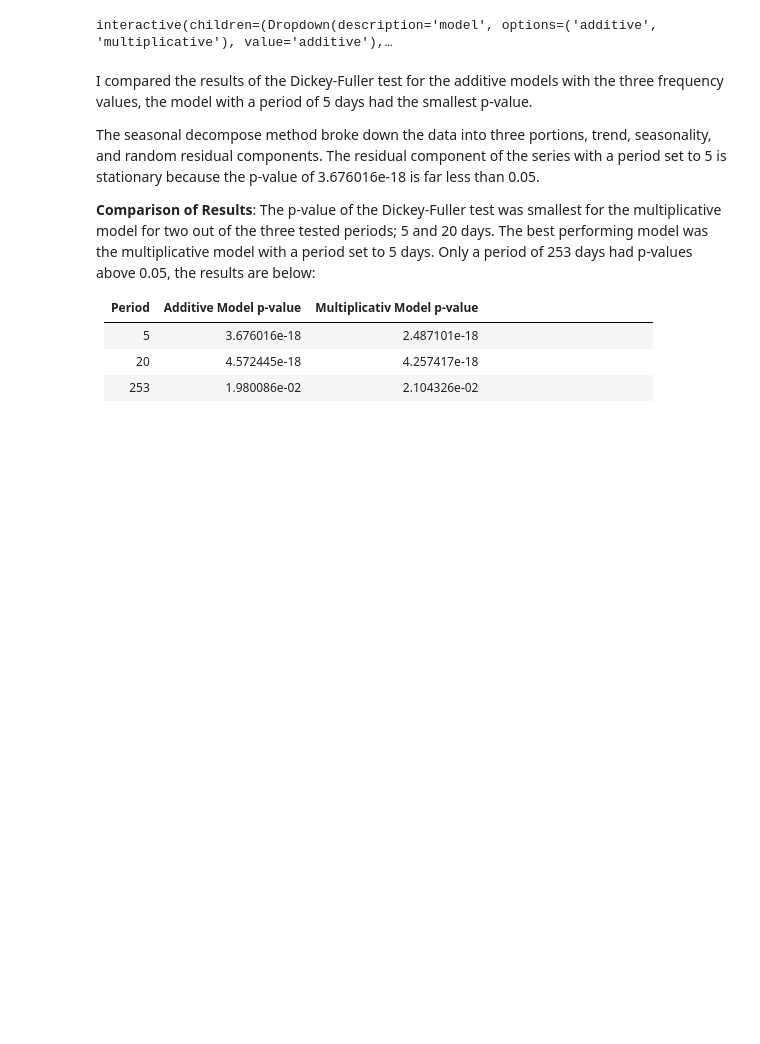
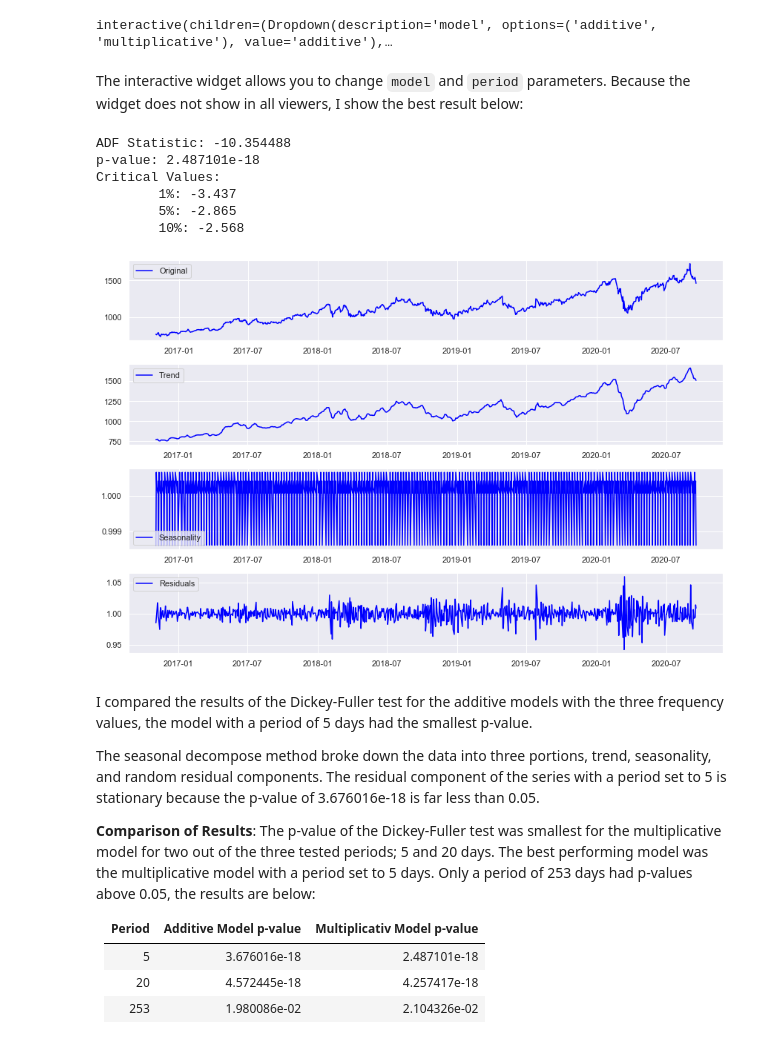
Before and after one commit to OleBo/Stock-Prediction-Models, a Jupyter notebook: misc/AchievingStationarity.ipynb, the cells around one changed output. Saved outputs shown, nothing was run; the diff lists cells and outputs as text; code cells hidden in the pictures; blank space fills up the shorter version.

```diff
--- a/misc/AchievingStationarity.ipynb
+++ b/misc/AchievingStationarity.ipynb
@@ -377,6 +377,18 @@ def g(model, period):
     return (plt.show())
 # %% [output]
 interactive(children=(Dropdown(description='model', options=('additive', 'multiplicative'), value='additive'),…
+# %% [markdown]
+The interactive widget allows you to change `model` and `period` parameters. Because the widget does not show in all viewers, I show the best result below:
+# %%
+g('multiplicative', 5)
+# %% [output]
+ADF Statistic: -10.354488
+p-value: 2.487101e-18
+Critical Values:
+        1%: -3.437
+        5%: -2.865
+        10%: -2.568
+[figure, added]
 # %% [markdown]
 I compared the results of the Dickey-Fuller test for the additive models with the three frequency values, the model with a period of 5 days had the smallest p-value.
 
@@ -384,8 +396,8 @@ The seasonal decompose method broke down the data into three portions, trend, se
 
 **Comparison of Results**: The p-value of the Dickey-Fuller test was smallest for the multiplicative model for two out of the three tested periods; 5 and 20 days. The best performing model was the multiplicative model with a period set to 5 days. Only a period of 253 days had p-values above 0.05, the results are below:
 
-| Period | Additive Model p-value | Multiplicativ Model p-value |   |   |   |   |   |   |   |   |   |   |   |   |
-|--------|------------------------|-----------------------------|---|---|---|---|---|---|---|---|---|---|---|---|
-| 5      | 3.676016e-18           | 2.487101e-18                |   |   |   |   |   |   |   |   |   |   |   |   |
-| 20     | 4.572445e-18           | 4.257417e-18                |   |   |   |   |   |   |   |   |   |   |   |   |
-| 253    | 1.980086e-02           | 2.104326e-02                |   |   |   |   |   |   |   |   |   |   |   |   |
+| Period | Additive Model p-value | Multiplicativ Model p-value |
+|--------|------------------------|-----------------------------|
+| 5      | 3.676016e-18           | 2.487101e-18                |
+| 20     | 4.572445e-18           | 4.257417e-18                |
+| 253    | 1.980086e-02           | 2.104326e-02                |
```
Also changed, not shown: 13 other files.
